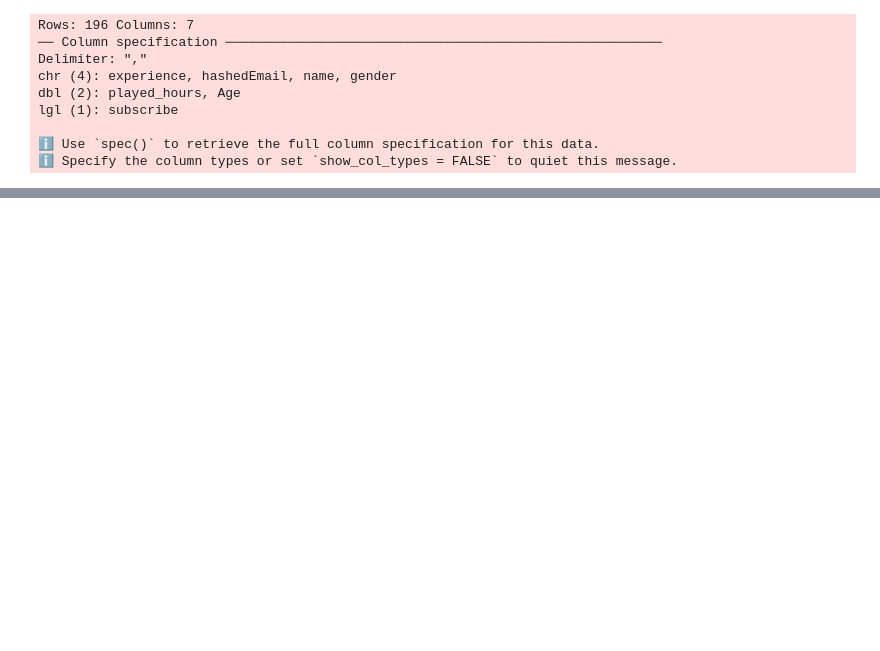
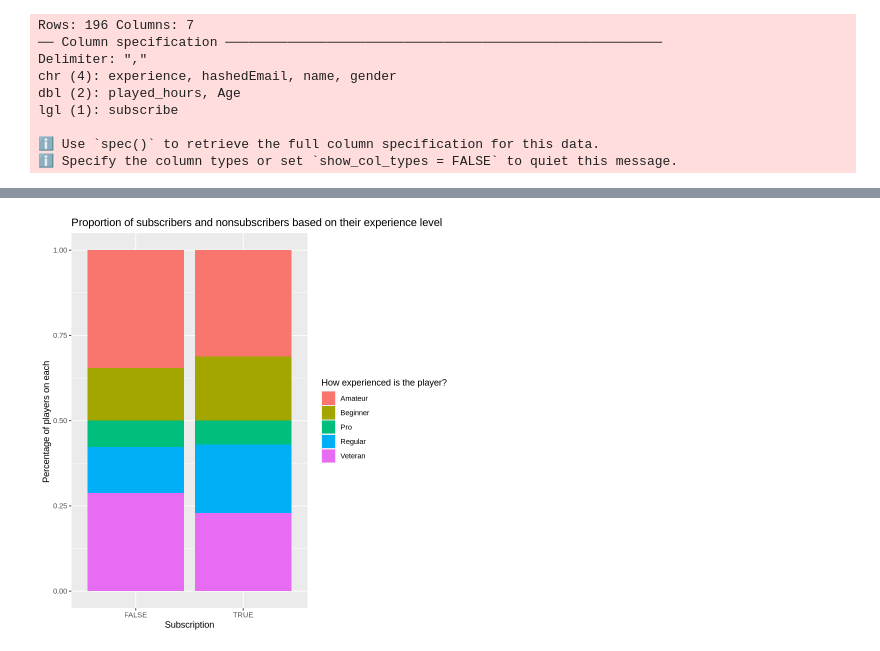
Before and after one commit to hy-008/dsci_project_1, a Jupyter notebook: dsci_project_0.ipynb, the cells around one changed output, grey strips where cells are left out. Cells and saved outputs as stored; diff of their text form; code cells hidden in the pictures; blank space fills up the shorter version.

```diff
--- a/dsci_project_0.ipynb
+++ b/dsci_project_0.ipynb
@@ -48,5 +43,6 @@ ERROR: Error in file(filename, "r", encoding = encoding): cannot open the connec
 # %%
-player_data <- read_csv('data/players.csv')
+url <- "https://raw.githubusercontent.com/hy-008/dsci_project_1/refs/heads/main/data/players.csv"
+player_data <- read_csv(url)
 # %% [output]
 Rows: 196 Columns: 7
 ── Column specification ────────────────────────────────────────────────────────
@@ -149,0 +66,10 @@ A tibble: 1 × 2
+# %%
+ex_plot <- player_data |>
+            ggplot(aes(x = subscribe, fill = experience)) +
+            geom_bar(position = "fill") +
+            labs(x = "Subscription", y = "Percentage of players on each ", fill = "How experienced is the player?") +
+            ggtitle("Proportion of subscribers and nonsubscribers based on their experience level")
+
+ex_plot
+# %% [output]
+[figure, added]
```
Also changed, not shown: parts of 10 cells of this notebook.
